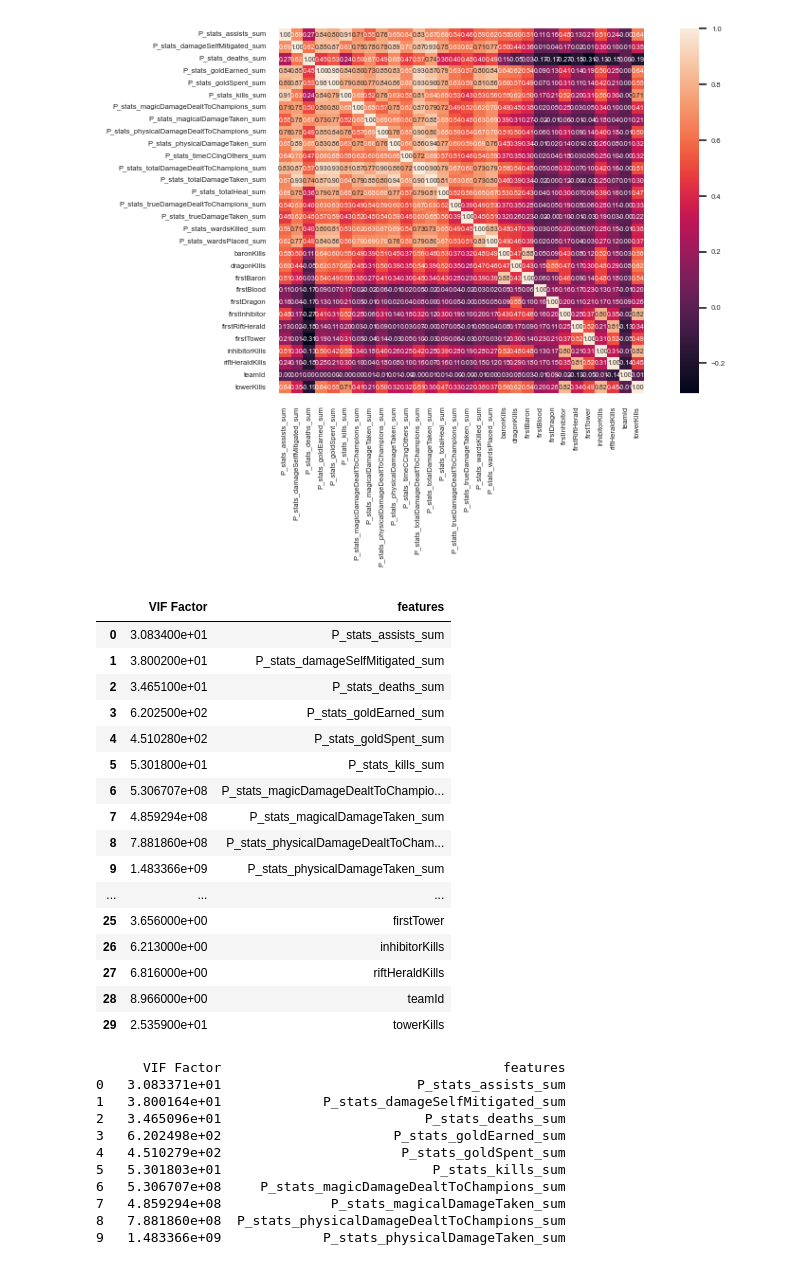
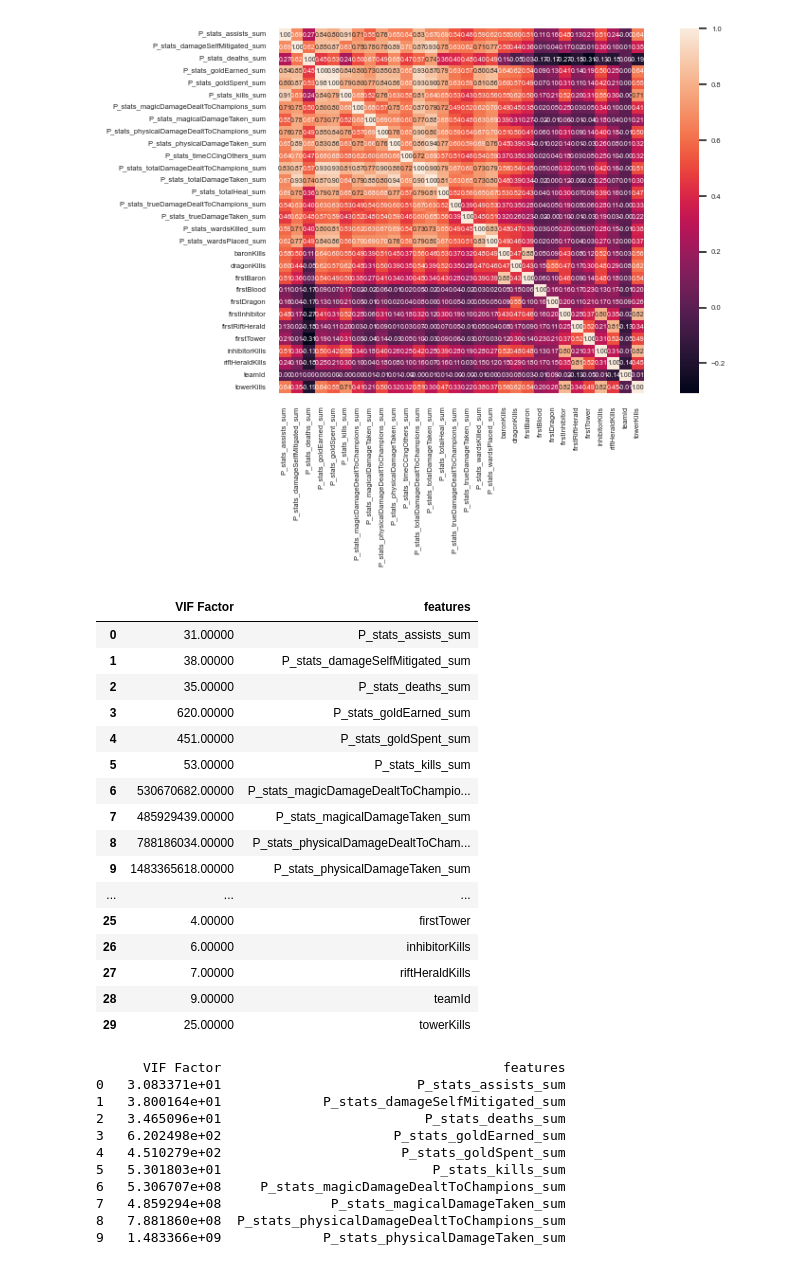
Before and after one commit to cheonjaeJJang/lol_project, a Jupyter notebook: analysis.ipynb, the cells around one changed output. Cells and saved outputs as stored; diff of their text form; code cells hidden in the pictures.

```diff
--- a/analysis.ipynb
+++ b/analysis.ipynb
@@ -4,11 +4,11 @@
 import numpy as np
 import pandas as pd
 # %%
-win_team = pd.read_csv('ranked_win_team_game_edit.csv')
-lose_team = pd.read_csv('ranked_lose_team_game_edit.csv')
+win_team = pd.read_csv('C:\\data\\ranked_win_team_game_edit.csv')
+lose_team = pd.read_csv('C:\\data\\ranked_lose_team_game_edit.csv')
 
-win_player = pd.read_csv('win_player_ranked_sum.csv')
-lose_player = pd.read_csv('lose_player_ranked_sum.csv')
+win_player = pd.read_csv('C:\\data\\win_player_ranked_sum.csv')
+lose_player = pd.read_csv('C:\\data\\lose_player_ranked_sum.csv')
 
 # 게임아이디, 게임소요시간을 키로 inner join 팀데이터, 플레이어 데이터
 merged_df1 = pd.merge(win_team, win_player, on=['gameId','gameDuration'], how='inner')
@@ -490,30 +490,32 @@ plt.show()
 # %% [output]
 [figure]
 # %%
+pd.options.display.float_format = '{:.5f}'.format
+
 from statsmodels.stats.outliers_influence import variance_inflation_factor
 
 vif = pd.DataFrame()
 vif['VIF Factor'] = [variance_inflation_factor(X.values, i) for i in range(X.shape[1])]
 vif['features'] = X.columns
-vif.round(3)
+vif.round()
 # %% [output]
 |  | VIF Factor | features |
-| 0 | 3.083400e+01 | P_stats_assists_sum |
-| 1 | 3.800200e+01 | P_stats_damageSelfMitigated_sum |
-| 2 | 3.465100e+01 | P_stats_deaths_sum |
-| 3 | 6.202500e+02 | P_stats_goldEarned_sum |
-| 4 | 4.510280e+02 | P_stats_goldSpent_sum |
-| 5 | 5.301800e+01 | P_stats_kills_sum |
-| 6 | 5.306707e+08 | P_stats_magicDamageDealtToChampio... |
-| 7 | 4.859294e+08 | P_stats_magicalDamageTaken_sum |
-| 8 | 7.881860e+08 | P_stats_physicalDamageDealtToCham... |
-| 9 | 1.483366e+09 | P_stats_physicalDamageTaken_sum |
+| 0 | 31.00000 | P_stats_assists_sum |
+| 1 | 38.00000 | P_stats_damageSelfMitigated_sum |
+| 2 | 35.00000 | P_stats_deaths_sum |
+| 3 | 620.00000 | P_stats_goldEarned_sum |
+| 4 | 451.00000 | P_stats_goldSpent_sum |
+| 5 | 53.00000 | P_stats_kills_sum |
+| 6 | 530670682.00000 | P_stats_magicDamageDealtToChampio... |
+| 7 | 485929439.00000 | P_stats_magicalDamageTaken_sum |
+| 8 | 788186034.00000 | P_stats_physicalDamageDealtToCham... |
+| 9 | 1483365618.00000 | P_stats_physicalDamageTaken_sum |
 | ... | ... | ... |
-| 25 | 3.656000e+00 | firstTower |
-| 26 | 6.213000e+00 | inhibitorKills |
-| 27 | 6.816000e+00 | riftHeraldKills |
-| 28 | 8.966000e+00 | teamId |
-| 29 | 2.535900e+01 | towerKills |
+| 25 | 4.00000 | firstTower |
+| 26 | 6.00000 | inhibitorKills |
+| 27 | 7.00000 | riftHeraldKills |
+| 28 | 9.00000 | teamId |
+| 29 | 25.00000 | towerKills |
 # %%
 print(vif)
 # %% [output]
```
Also changed, not shown: parts of 5 cells of this notebook.
